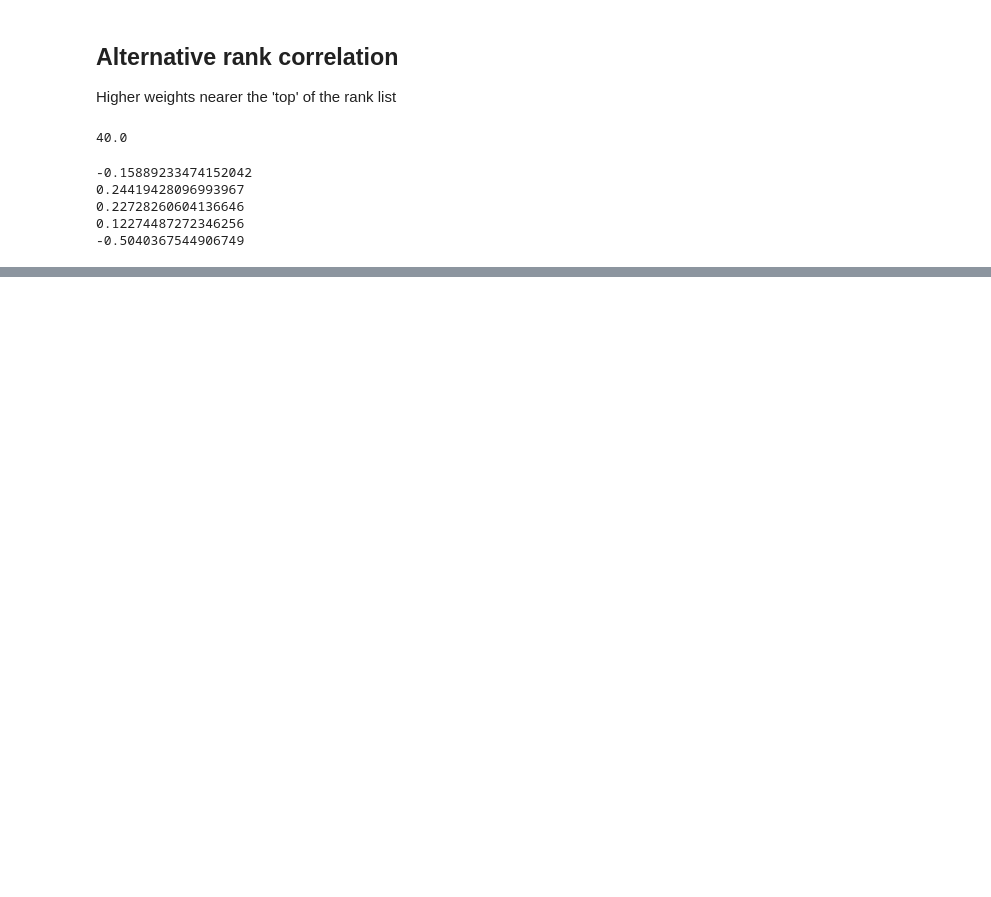
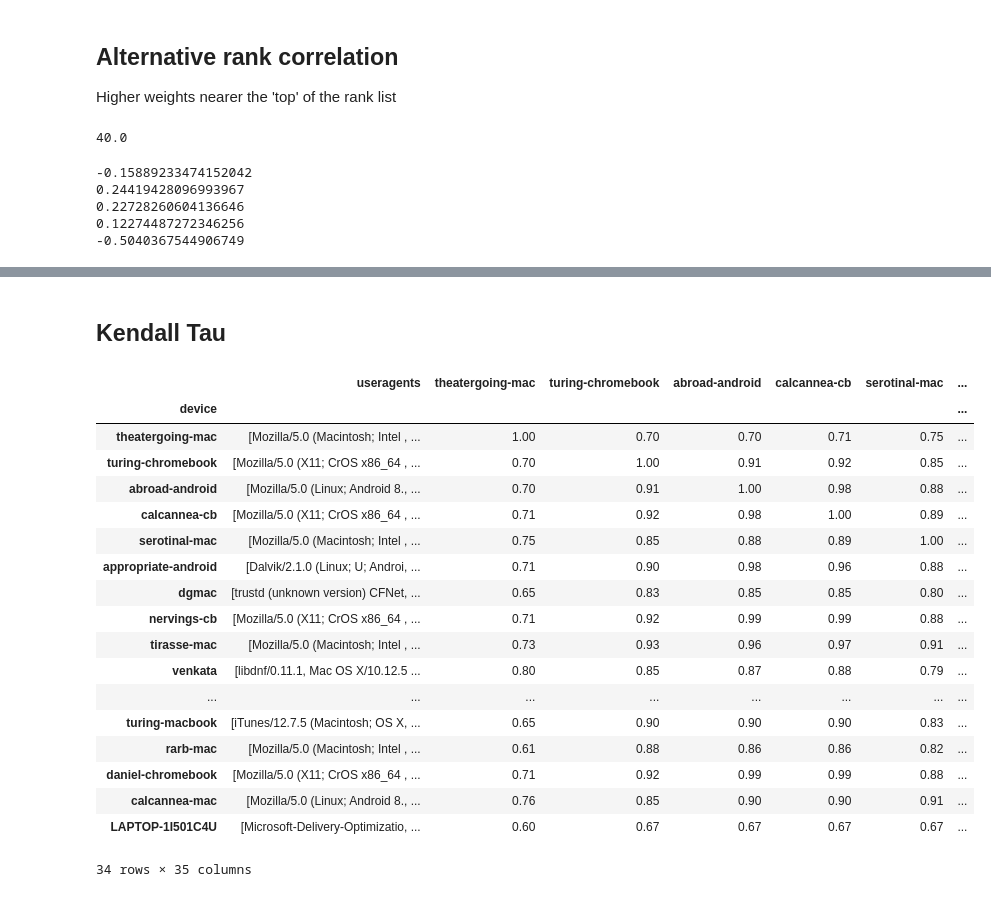
Before and after one commit to careytews/threat-graph-utils, a Jupyter notebook: user-agent-rank-correlation.ipynb, the cells around one changed output, grey strips where cells are left out. Drawn from its saved outputs; the diff is of its cells as text; code cells hidden in the pictures; blank space fills up the shorter version.

Commit message:
Added Kendal Tau

```diff
--- a/user-agent-rank-correlation.ipynb
+++ b/user-agent-rank-correlation.ipynb
@@ -360,0 +358,2 @@ plt.show()
+# %% [markdown]
+## Kendall Tau
@@ -360,0 +375,25 @@ plt.show()
+# %%
+df3 = pd.DataFrame(fav_uas, columns=["device", "useragents"]).set_index("device")
+for dev, uas in everyone:
+    df3[dev] = df3["useragents"].apply(lambda x: correlator(uas, x)).round(2)
+df3
+# %% [output]
+|  | useragents | theatergoing-mac | turing-chromebook | abroad-android | calcannea-cb | serotinal-mac | ... |
+| device |  |  |  |  |  |  | ... |
+| theatergoing-mac | [Mozilla/5.0 (Macintosh; Intel , ... | 1.00 | 0.70 | 0.70 | 0.71 | 0.75 | ... |
+| turing-chromebook | [Mozilla/5.0 (X11; CrOS x86_64 , ... | 0.70 | 1.00 | 0.91 | 0.92 | 0.85 | ... |
+| abroad-android | [Mozilla/5.0 (Linux; Android 8., ... | 0.70 | 0.91 | 1.00 | 0.98 | 0.88 | ... |
+| calcannea-cb | [Mozilla/5.0 (X11; CrOS x86_64 , ... | 0.71 | 0.92 | 0.98 | 1.00 | 0.89 | ... |
+| serotinal-mac | [Mozilla/5.0 (Macintosh; Intel , ... | 0.75 | 0.85 | 0.88 | 0.89 | 1.00 | ... |
+| appropriate-android | [Dalvik/2.1.0 (Linux; U; Androi, ... | 0.71 | 0.90 | 0.98 | 0.96 | 0.88 | ... |
+| dgmac | [trustd (unknown version) CFNet, ... | 0.65 | 0.83 | 0.85 | 0.85 | 0.80 | ... |
+| nervings-cb | [Mozilla/5.0 (X11; CrOS x86_64 , ... | 0.71 | 0.92 | 0.99 | 0.99 | 0.88 | ... |
+| tirasse-mac | [Mozilla/5.0 (Macintosh; Intel , ... | 0.73 | 0.93 | 0.96 | 0.97 | 0.91 | ... |
+| venkata | [libdnf/0.11.1, Mac OS X/10.12.5 ... | 0.80 | 0.85 | 0.87 | 0.88 | 0.79 | ... |
+| ... | ... | ... | ... | ... | ... | ... | ... |
+| turing-macbook | [iTunes/12.7.5 (Macintosh; OS X, ... | 0.65 | 0.90 | 0.90 | 0.90 | 0.83 | ... |
+| rarb-mac | [Mozilla/5.0 (Macintosh; Intel , ... | 0.61 | 0.88 | 0.86 | 0.86 | 0.82 | ... |
+| daniel-chromebook | [Mozilla/5.0 (X11; CrOS x86_64 , ... | 0.71 | 0.92 | 0.99 | 0.99 | 0.88 | ... |
+| calcannea-mac | [Mozilla/5.0 (Linux; Android 8., ... | 0.76 | 0.85 | 0.90 | 0.90 | 0.91 | ... |
+| LAPTOP-1I501C4U | [Microsoft-Delivery-Optimizatio, ... | 0.60 | 0.67 | 0.67 | 0.67 | 0.67 | ... |
+34 rows × 35 columns
```
Also changed, not shown: parts of 12 cells of this notebook, 1 other file.
